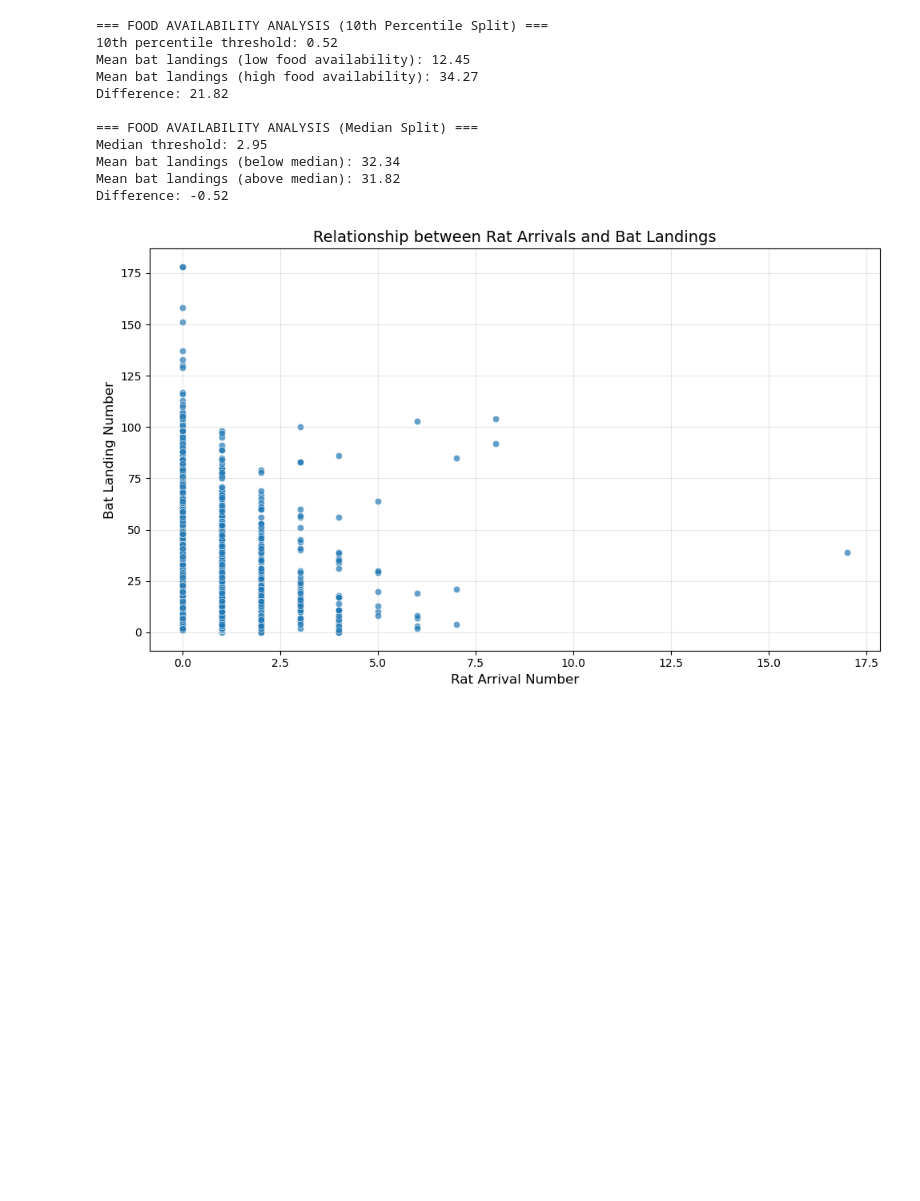
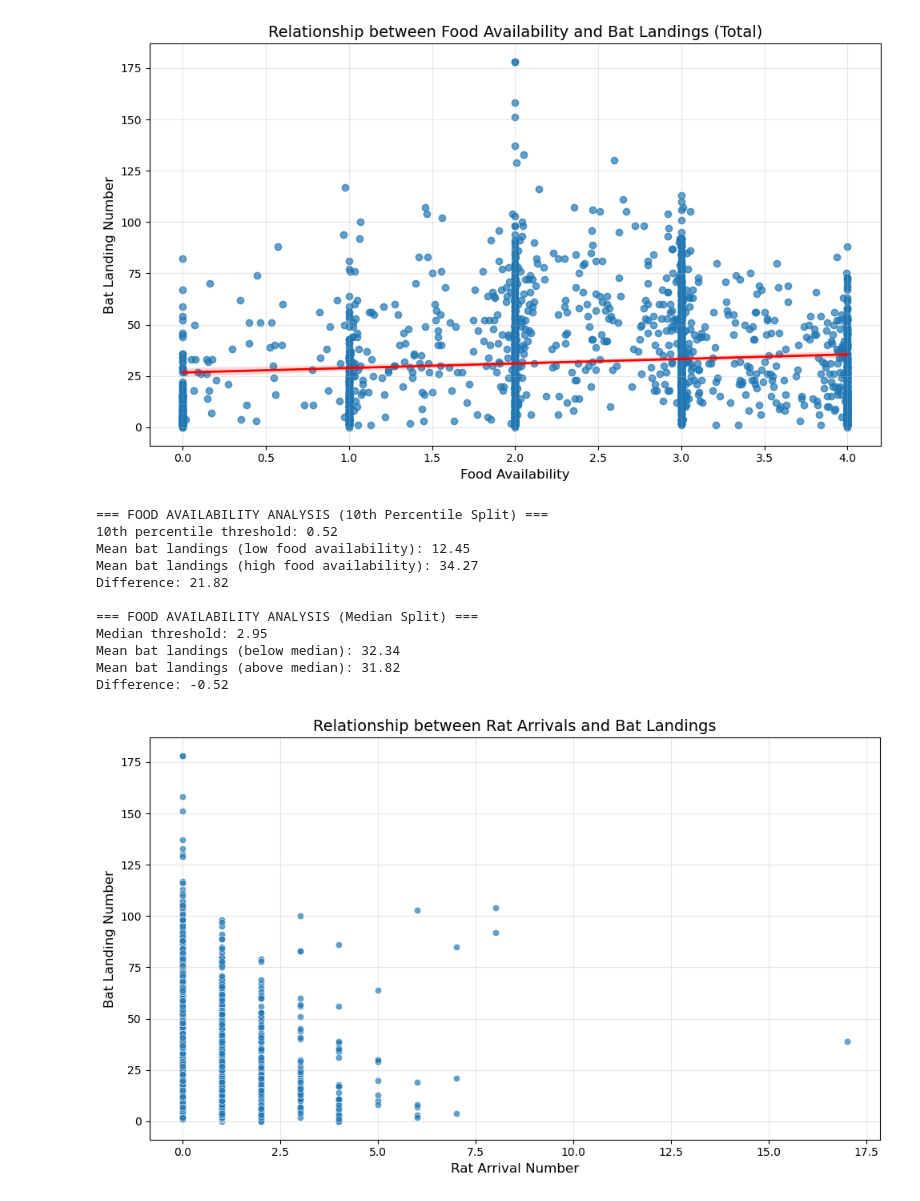
Before and after one commit to JordenRoderique/HIT140-Assignment-3, a Jupyter notebook: analysis/jorden/jr-analysis.ipynb, the cells around one changed output. Saved outputs shown, nothing was run; the diff lists cells and outputs as text; code cells hidden in the pictures; blank space fills up the shorter version.

```diff
--- a/analysis/jorden/jr-analysis.ipynb
+++ b/analysis/jorden/jr-analysis.ipynb
@@ -26,3 +47,17 @@ plt.show()
+# %%
+plt.figure(figsize=(10, 6))
+
+sns.regplot(x='food_availability', y='bat_landing_number', data=df,
+            scatter_kws={'alpha': 0.7}, line_kws={'color': 'red', 'linewidth': 2})
+plt.title('Relationship between Food Availability and Bat Landings (Total)', fontsize=14)
+plt.xlabel('Food Availability', fontsize=12)
+plt.ylabel('Bat Landing Number', fontsize=12)
+plt.grid(True, alpha=0.3)
+plt.savefig('../../figures/jr-analysis/figure7.png', dpi=300, bbox_inches='tight')
+plt.tight_layout()
+plt.show()
+# %% [output]
+[figure, added]
 # %%
 food_limit = df['food_availability'].quantile(0.1)
 
```
Also changed, not shown: parts of 2 cells of this notebook, 9 other files.
